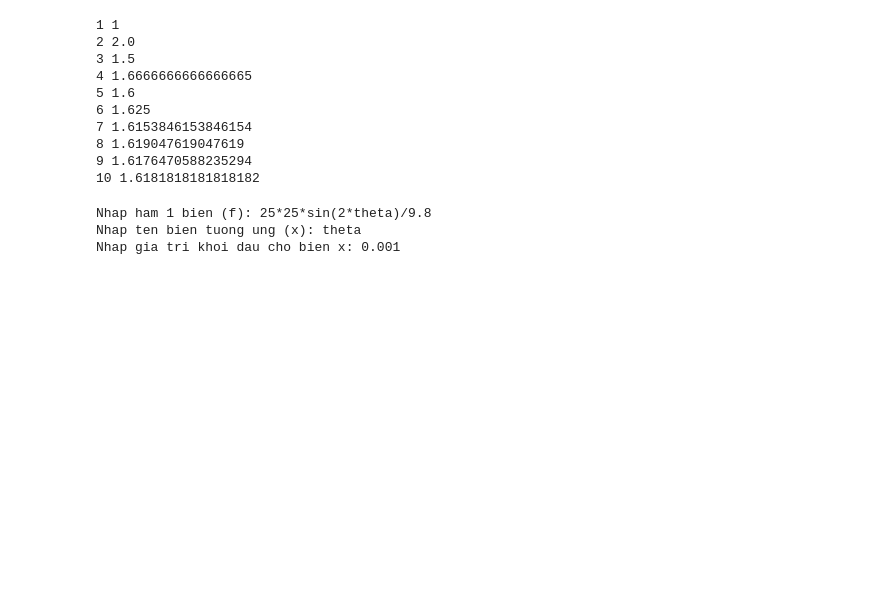
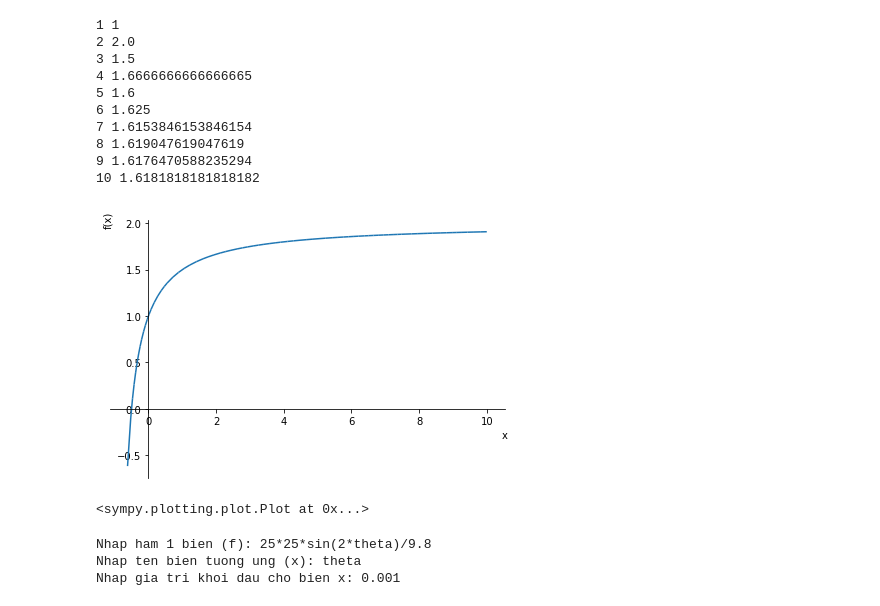
Before and after one commit to xuandatdo/ThucHanhToanCC, a Jupyter notebook: chuong_6.ipynb, the cells around one changed output. Drawn from its saved outputs; the diff is of its cells as text; code cells hidden in the pictures; blank space fills up the shorter version.

```diff
--- a/chuong_6.ipynb
+++ b/chuong_6.ipynb
@@ -119,6 +119,14 @@ for i in range(1, 11):
 8 1.619047619047619
 9 1.6176470588235294
 10 1.6181818181818182
+# %%
+from sympy import Symbol, plot, sqrt
+x = Symbol('x')
+f = (2*x+1)/(x+1)
+plot(f, (x,(1-sqrt(5))/2, 10))
+# %% [output]
+[figure, added]
+<sympy.plotting.plot.Plot at 0x...>
 # %%
 from sympy import Derivative, Symbol, sympify
 def grad_ascent(x0, ham_f1x, x):
```
Also changed, not shown: parts of 12 cells of this notebook.
